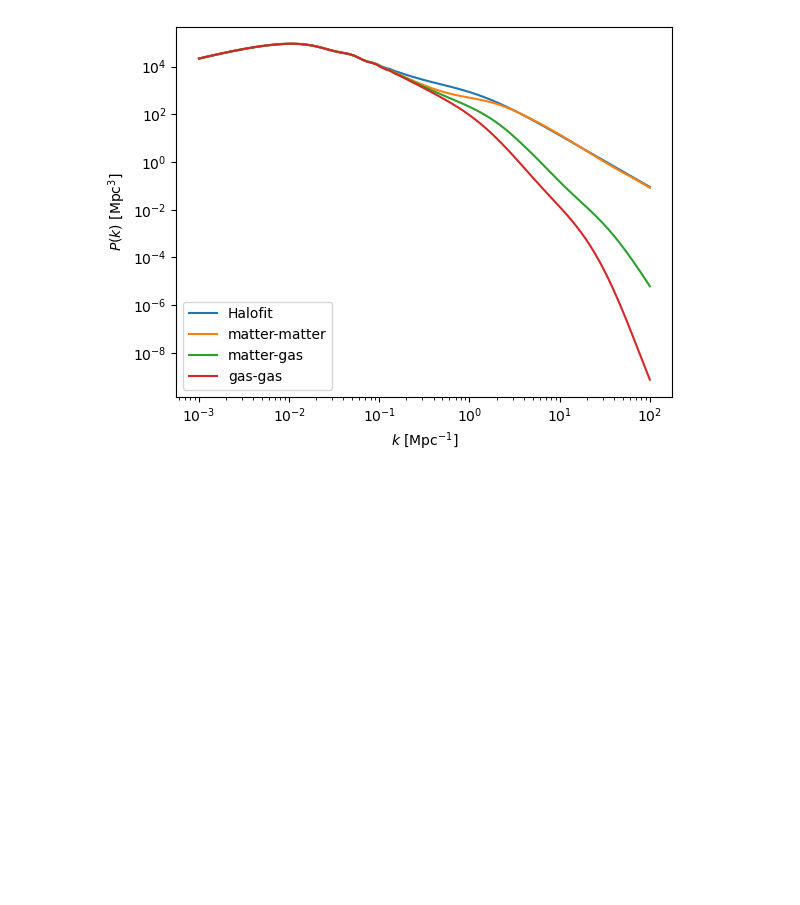
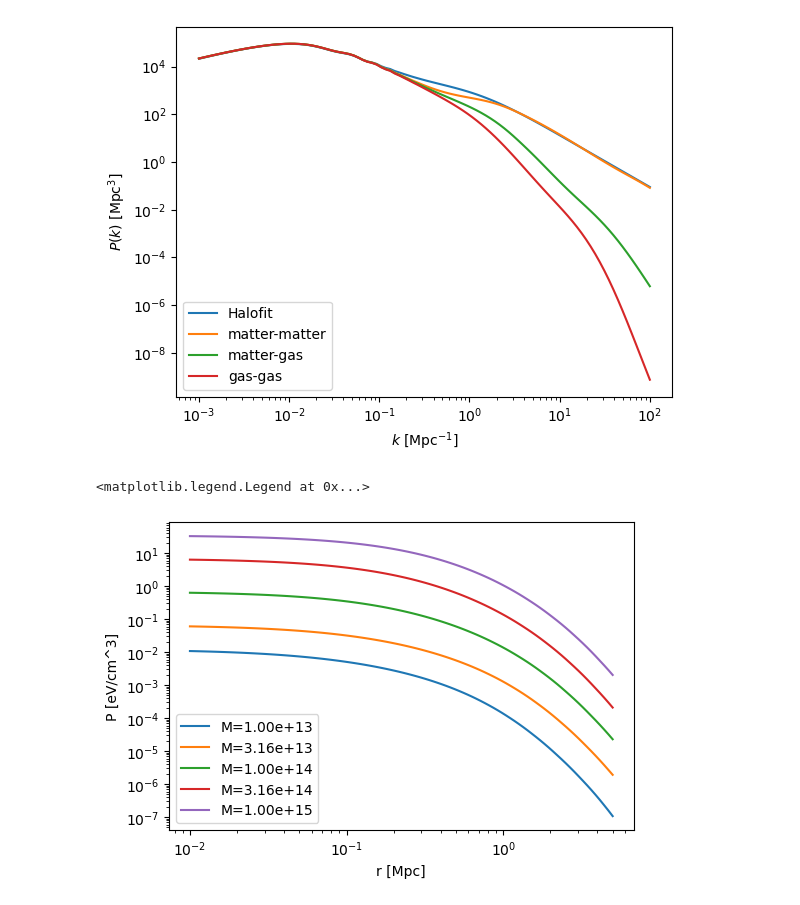
Before and after one commit to damonge/BCFProfiles, a Jupyter notebook: david_sandbox/sandbox.ipynb, the cells around one changed output. Saved outputs shown, nothing was run; the diff lists cells and outputs as text; code cells hidden in the pictures; blank space fills up the shorter version.

Commit message:
added non-thermal pressure and example for <bPe> in sandbox

```diff
--- a/david_sandbox/sandbox.ipynb
+++ b/david_sandbox/sandbox.ipynb
@@ -37,3 +37,33 @@ plt.legend()
 plt.show()
 # %% [output]
 [figure]
+# %%
+# Cosmology
+cosmo = ccl.CosmologyVanillaLCDM()
+
+# Halo model ingredients
+nM = ccl.halos.MassFuncTinker08(mass_def='200c')
+bM = ccl.halos.HaloBiasTinker10(mass_def='200c')
+cM = ut.ConcentrationDutton14(mass_def='200c')
+hmc = ccl.halos.HMCalculator(mass_function=nM, halo_bias=bM, mass_def='200c')
+
+# Gas density and electron pressure profiles
+Mv2Mt = ut.Mvir2MtotNFWt(concentration_f=cM)
+pP = ut.HaloProfilePressureNFWBFCDavid(mass_def='200c',
+                                       log10Mc=14.0, mu=1.0,
+                                       delta=4, Mvir2Mtot=Mv2Mt)
+# %%
+Ms = np.geomspace(1e13, 1e15, 5)
+rs = np.geomspace(0.01, 5, 100)
+
+pPr = pP.real(cosmo, rs, Ms, 1.0)
+plt.figure(figsize=(6, 4))
+for M, P in zip(Ms, pPr):
+    plt.plot(rs, P, label=f'M={M:.2e}')
+plt.xlabel('r [Mpc]')
+plt.ylabel('P [eV/cm^3]')
+plt.loglog()
+plt.legend()
+# %% [output]
+<matplotlib.legend.Legend at 0x...>
+[figure, added]
```
Also changed, not shown: parts of 2 cells of this notebook, 1 other file.
